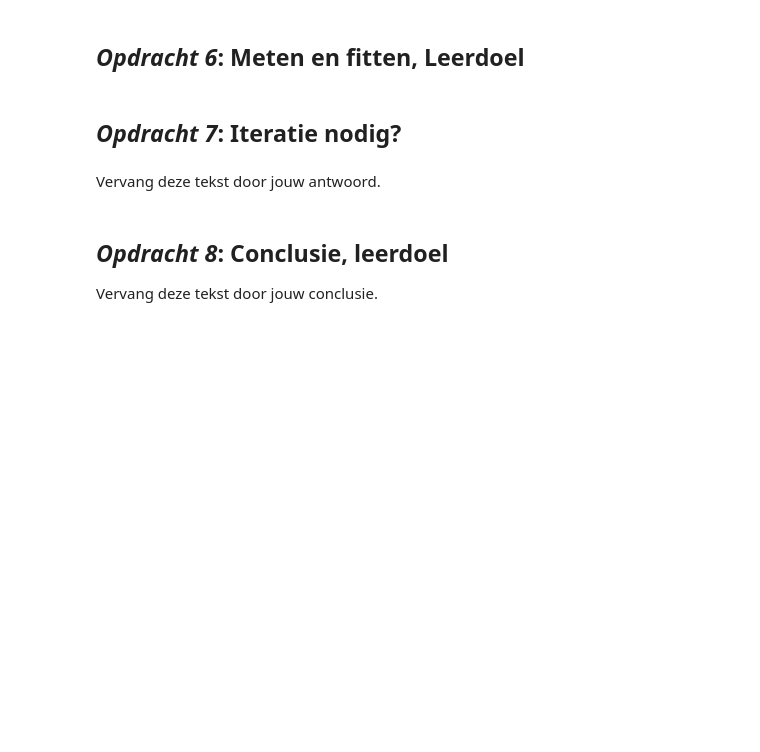
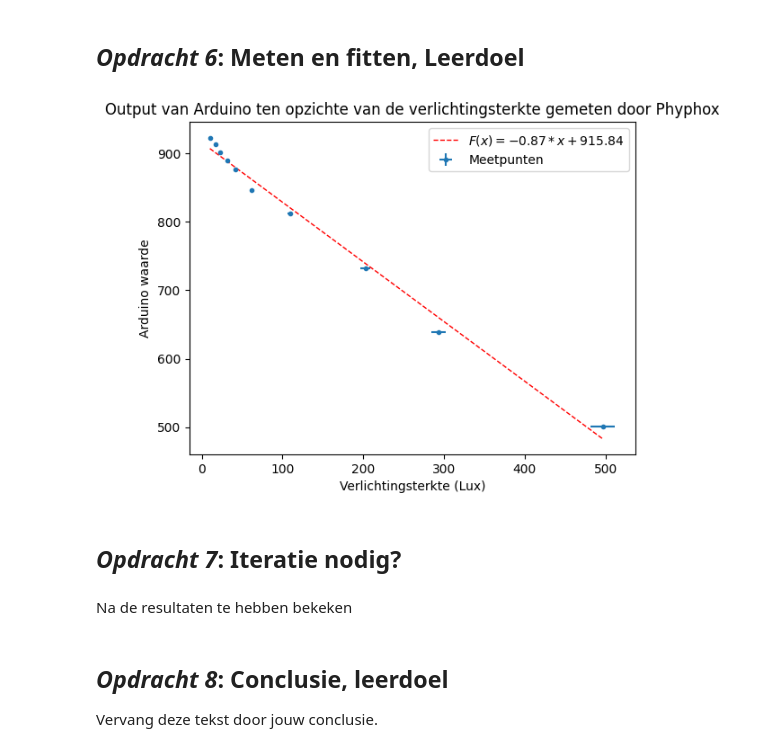
Before and after one commit to Bart-Smit/Edzard-DEFd, a Jupyter notebook: FysiekeOntwerpopdrachten/1KalibreerEenSensorDigitaalAnaloog/DEFOntwerpopdracht1KalibreerEenSensorInvulTemplate.ipynb, the cells around one changed output. Saved outputs shown, nothing was run; the diff lists cells and outputs as text; code cells hidden in the pictures; blank space fills up the shorter version.

```diff
--- a/FysiekeOntwerpopdrachten/1KalibreerEenSensorDigitaalAnaloog/DEFOntwerpopdracht1KalibreerEenSensorInvulTemplate.ipynb
+++ b/FysiekeOntwerpopdrachten/1KalibreerEenSensorDigitaalAnaloog/DEFOntwerpopdracht1KalibreerEenSensorInvulTemplate.ipynb
@@ -62,7 +65,33 @@ Licht kort toe wat er in de foto te zien is.
+# %%
+# Zet hier jouw data in een voor jou handig formaat
+import matplotlib.pyplot as plt
+import numpy as np
+from scipy.optimize import curve_fit
+Verlichtingsterkte = np.array([497,293,203,110,62,42,32,23,17,10])
+Weerstand = np.array([501,639,732,812,846,876,890,902,914,923])
+
+def func(x,a,b):
+    return a*x+b
+
+popt,pcov=curve_fit(func, Verlichtingsterkte,Weerstand)
+
+x=np.linspace(min(Verlichtingsterkte),max(Verlichtingsterkte),1000)
+y=func(x,*popt)
+
+plt.figure()
+plt.errorbar(Verlichtingsterkte,Weerstand, xerr=0.03*Verlichtingsterkte, yerr=1, fmt=".", label='Meetpunten')
+plt.plot(x,y,"r--", linewidth=1, label="$F(x)= %.2f *x + %0.2f$" %(popt[0],popt[1]))
+plt.xlabel("Verlichtingsterkte (Lux)")
+plt.ylabel("Arduino waarde")
+plt.title('Output van Arduino ten opzichte van de verlichtingsterkte gemeten door Phyphox')
+plt.legend()
+plt.show()
+# %% [output]
+[figure, added]
 # %% [markdown]
 ## *Opdracht 7*: Iteratie nodig?
-# %% [markdown]
-Vervang deze tekst door jouw antwoord.
+# %% [markdown]
+Na de resultaten te hebben bekeken
 # %% [markdown]
 ## *Opdracht 8*: Conclusie, leerdoel
 
```
Also changed, not shown: parts of 7 cells of this notebook.
